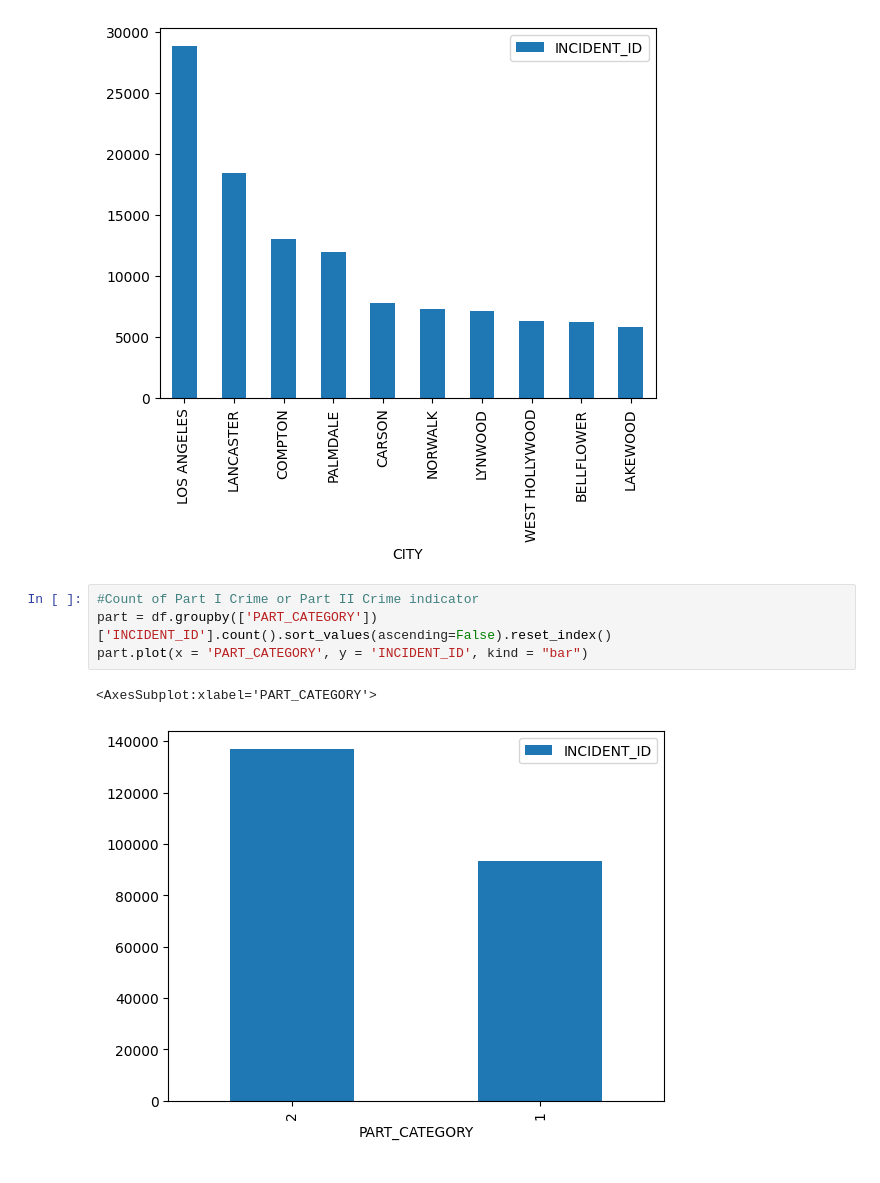
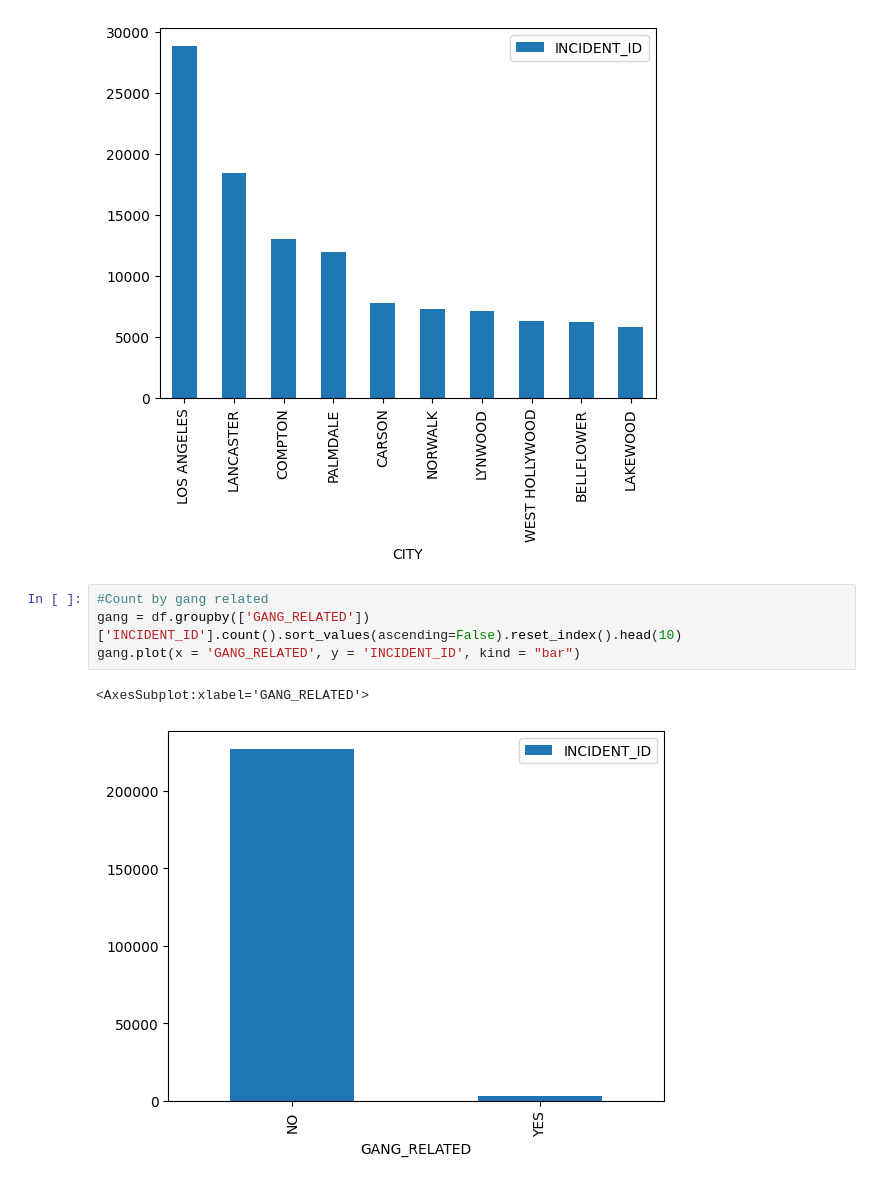
Before and after one commit to H-Dolan/Capstone_LACrime, a Jupyter notebook: laCrimes.ipynb, the cells around one changed output. Cells and saved outputs as stored; diff of their text form.

```diff
--- a/laCrimes.ipynb
+++ b/laCrimes.ipynb
@@ -68,9 +43,9 @@ cy.plot(x = 'CITY', y = 'INCIDENT_ID', kind = "bar")
 <AxesSubplot:xlabel='CITY'>
 [figure]
 # %%
-#Count of Part I Crime or Part II Crime indicator
-part = df.groupby(['PART_CATEGORY'])['INCIDENT_ID'].count().sort_values(ascending=False).reset_index()
-part.plot(x = 'PART_CATEGORY', y = 'INCIDENT_ID', kind = "bar")
+#Count by gang related
+gang = df.groupby(['GANG_RELATED'])['INCIDENT_ID'].count().sort_values(ascending=False).reset_index().head(10)
+gang.plot(x = 'GANG_RELATED', y = 'INCIDENT_ID', kind = "bar")
 # %% [output]
-<AxesSubplot:xlabel='PART_CATEGORY'>
+<AxesSubplot:xlabel='GANG_RELATED'>
-[figure, old version]
+[figure, new version]
```
Also changed, not shown: parts of 1 cell of this notebook.
